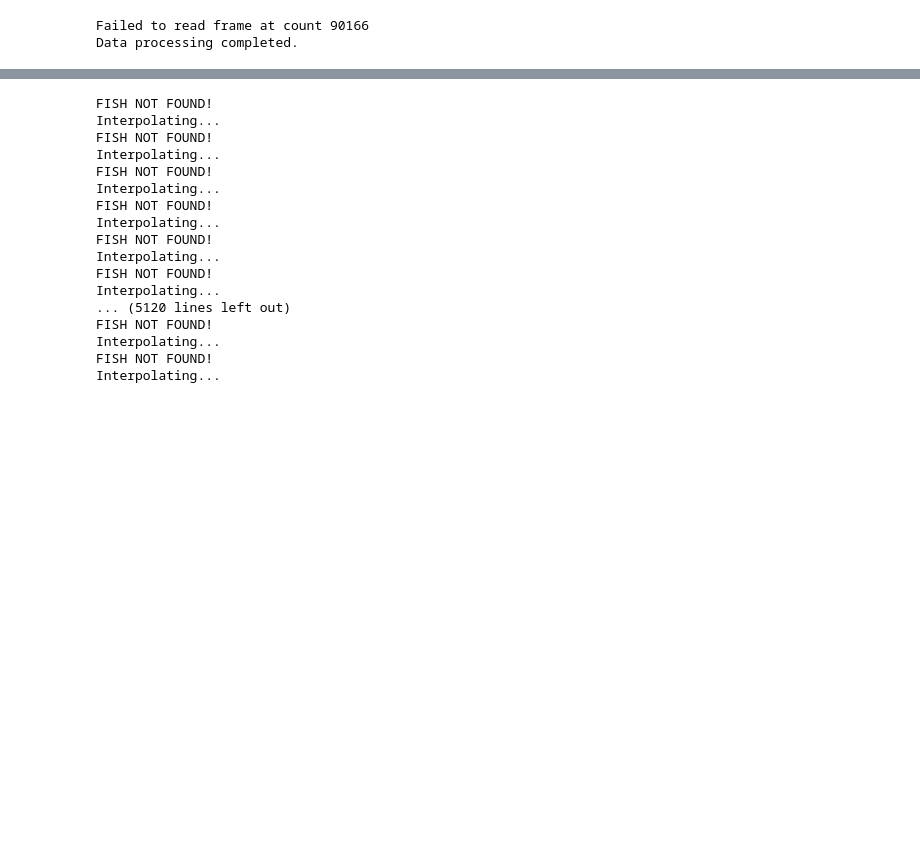
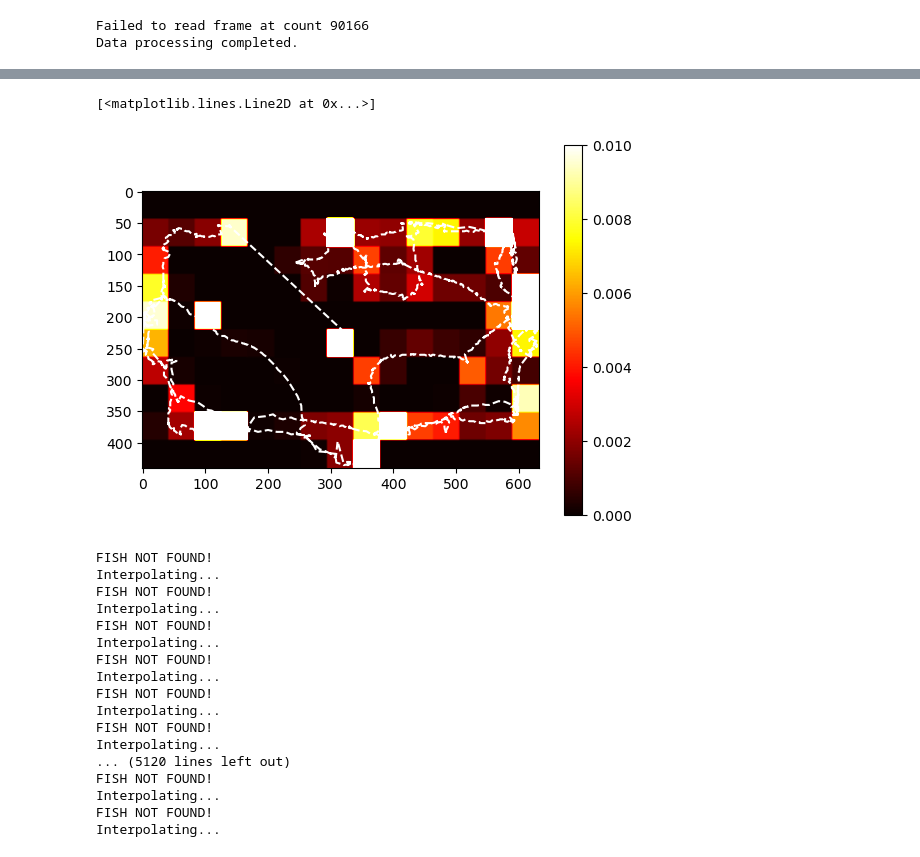
Before and after one commit to jmdelahanty/ahrens_rotation, a Jupyter notebook: fish_position.ipynb, the cells around one changed output, grey strips where cells are left out. Drawn from its saved outputs; the diff is of its cells as text; code cells hidden in the pictures; blank space fills up the shorter version.

```diff
--- a/fish_position.ipynb
+++ b/fish_position.ipynb
@@ -325,3 +461,23 @@ plt.show()
+# %%
+numBinsX = 10
+
+aspectRatio = roi[2]/roi[3]
+
+numBinsY=int(np.ceil(numBinsX*aspectRatio))
+
+dim=np.array([int(roi[3]),int(roi[2])])
+
+heatMap , heatMapData_pre , _ = constructHeatMap(c, dim, numBinsX, numBinsY, c.shape[0])
+# %%
+blurred = cv2.GaussianBlur( heatMap , (3,3) , 3 )
+
+plt.imshow( blurred , cmap='hot', clim=(0,0.01) )
+plt.colorbar()
+plt.plot( c[:,0] , c[:,1] , '--w' )
+#plt.ylim(roi[3],0)
+# %% [output]
+[<matplotlib.lines.Line2D at 0x...>]
+[figure, added]
 # %%
 %%timeit -n 1
 # Get background that we'll use to subtract from every frame
```
Also changed, not shown: parts of 11 cells of this notebook, 1 other file.
